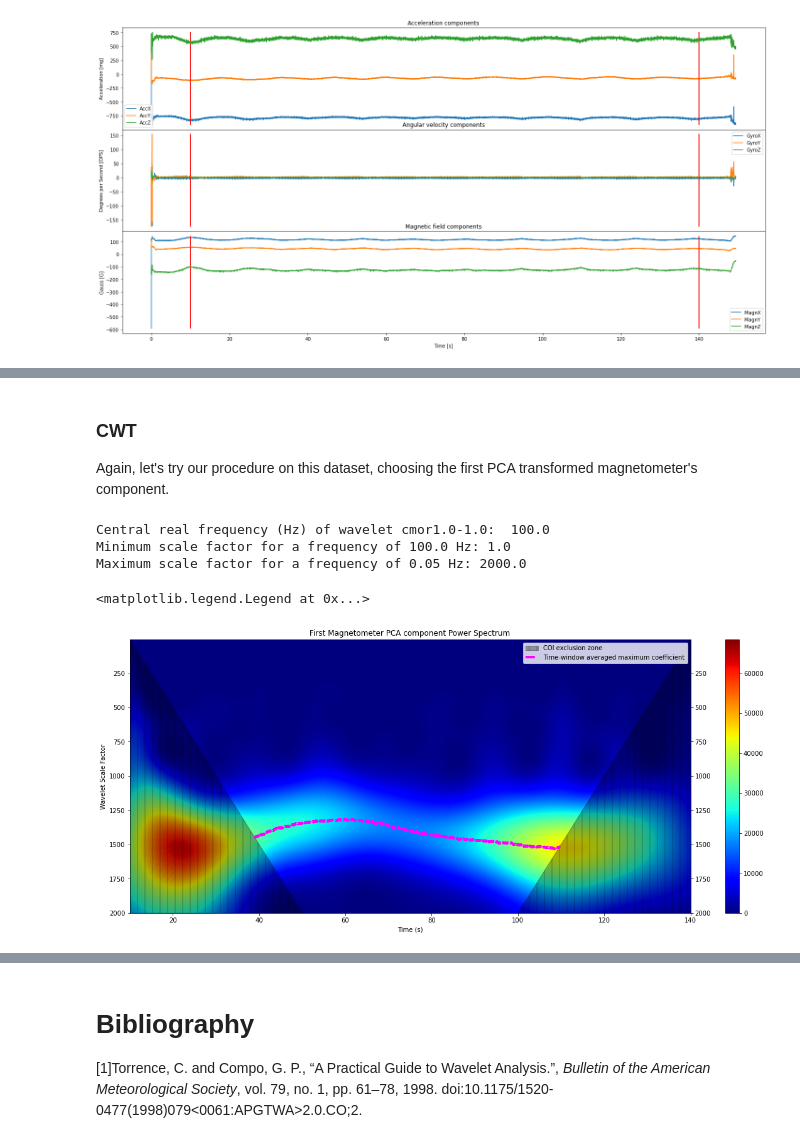
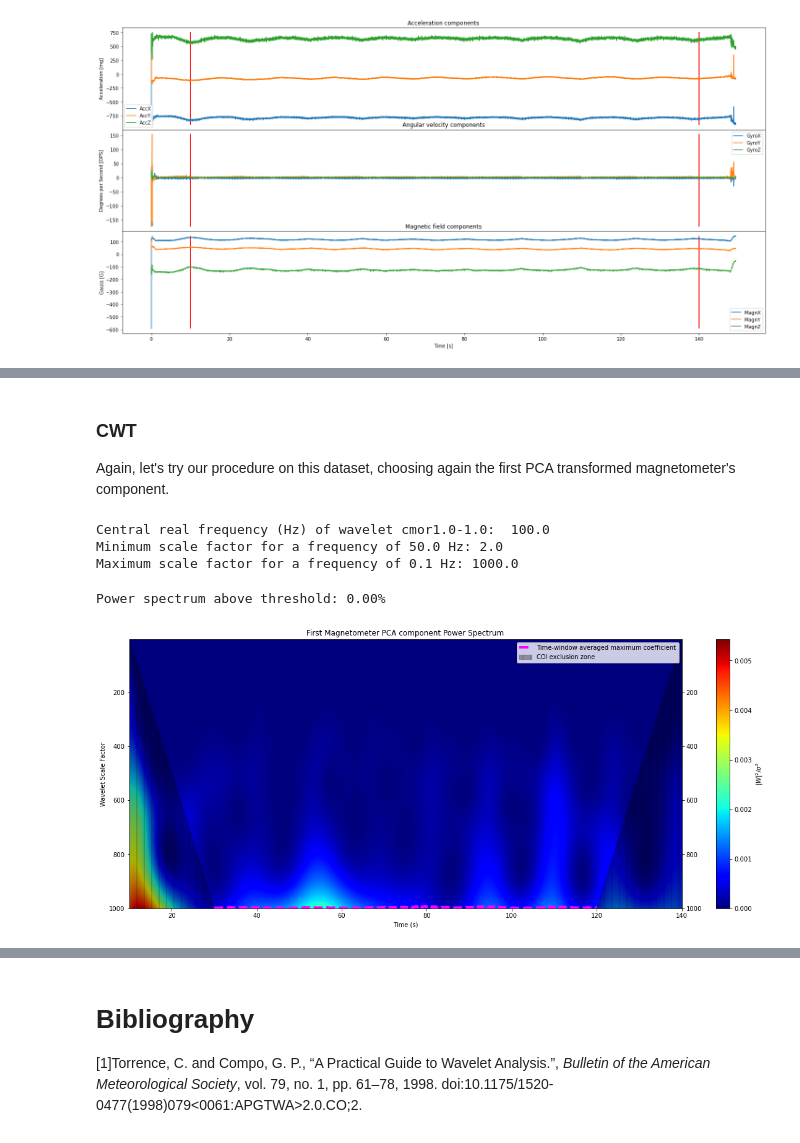
Before and after one commit to zanocrate/LCP_projects_Y4, a Jupyter notebook: Project.ipynb, the cells around one changed output, grey strips where cells are left out. Saved outputs shown, nothing was run; the diff lists cells and outputs as text; code cells hidden in the pictures.

```diff
--- a/Project.ipynb
+++ b/Project.ipynb
@@ -253,9 +254,10 @@ def PCA_plot (data_frame, sensor, title, unit,sampling_rate=sampling_rate):
     sensorT_FT2=fft.fft(sensorT[:,1])
     sensorT_FT_freq=fft.fftfreq(sensorT[:,0].size,sample_spacing)
     N = int(sensorT_FT_freq.size/2)
+    hz_zoom = 0.5
 
     with plt.rc_context({"figure.figsize" : (20,6)}):
-        fig,axs = plt.subplots(2,2)
+        fig,axs = plt.subplots(2,3,gridspec_kw={'width_ratios': [4, 2, 2]})
         fig.suptitle(title)
         axs[0,0].plot(data_frame.index,sensorT[:,0],label='First component',color='midnightblue')
         axs[0,0].legend(loc='upper right')
@@ -264,6 +266,8 @@ def PCA_plot (data_frame, sensor, title, unit,sampling_rate=sampling_rate):
         axs[0,1].plot(sensorT_FT_freq[:N],np.abs(sensorT_FT1[:N]),color='slateblue')
         axs[0,1].set_title("FT")
         axs[0,1].set_ylabel('power')
+        axs[0,2].plot(sensorT_FT_freq[:N][sensorT_FT_freq[:N]<hz_zoom],np.abs(sensorT_FT1[:N][sensorT_FT_freq[:N]<hz_zoom]),color='slateblue')
+        axs[0,2].set_ylabel('power')
         axs[1,0].plot(data_frame.index,sensorT[:,1],label='Second component',color='firebrick')
         axs[1,0].legend(loc='upper right')
         axs[1,0].set_xlabel('time [s]')
@@ -271,7 +275,9 @@ def PCA_plot (data_frame, sensor, title, unit,sampling_rate=sampling_rate):
         axs[1,1].plot(sensorT_FT_freq[:N],np.abs(sensorT_FT2[:N]),color='tomato')
         axs[1,1].set_xlabel('frequency [Hz]')
         axs[1,1].set_ylabel('power');
-
+        axs[1,2].plot(sensorT_FT_freq[:N][sensorT_FT_freq[:N]<hz_zoom],np.abs(sensorT_FT2[:N][sensorT_FT_freq[:N]<hz_zoom]),color='tomato')
+        axs[1,2].set_ylabel('power')
+        axs[1,2].set_xlabel('frequency [Hz]')
     print('*',title,'\n')
     print("Percentage of variance due to the first component: {:.2%}".format(pca.explained_variance_ratio_[0]))
     print("Percentage of variance due to the second component: {:.2%}".format(pca.explained_variance_ratio_[1]),'\n')
@@ -768,16 +871,16 @@ plt.plot(testfreq[pos][:N],test2[pos][:N]);
 # %% [markdown]
 ### CWT
-Again, let's try our procedure on this dataset, choosing the first PCA transformed magnetometer's component.
+Again, let's try our procedure on this dataset, choosing again the first PCA transformed magnetometer's component.
 # %%
 data_in = magnT2[:,0]
 B=1.0
 C=1.0
 wav = 'cmor'+str(B)+'-'+str(C)
-scales = get_scales(wav,0.05,sampling_rate/2,sampling_rate2,500,True)
+scales = get_scales(wav,0.1,sampling_rate2/2,sampling_rate2,500,True) # maximum frequency is now 50 Hz
 # %% [output]
 Central real frequency (Hz) of wavelet cmor1.0-1.0:  100.0
-Minimum scale factor for a frequency of 100.0 Hz: 1.0
-Maximum scale factor for a frequency of 0.05 Hz: 2000.0
+Minimum scale factor for a frequency of 50.0 Hz: 2.0
+Maximum scale factor for a frequency of 0.1 Hz: 1000.0
 # %%
 # CWT
 coefs,cwt_freq = pywt.cwt(data_in,scales,wav,1/sampling_rate2)
@@ -785,16 +891,20 @@ power_spectrum = np.abs(coefs)**2
 # %%
-var_spectr=np.var(power_spectrum)
-CL=0.5*5.99*1/sampling_rate #CL 95%
-power_spectrum_normalized = power_spectrum/var_spectr
-(y,x)=np.where(power_spectrum_normalized>CL)
-
-
-fig,ax=make_spectrogram(power_spectrum,scales,df2.index.values,'First Magnetometer PCA component Power Spectrum')
+# spectrogram
+fig,ax=make_spectrogram(power_spectrum_normalized,scales,df2.index,'First Magnetometer PCA component Power Spectrum')
+# ax.plot(df.index.values[x],scales[y],'o',alpha=0.01,color='gray')
 ax=plot_coi_over_spectrogram(ax,B,scales,sampling_rate2,df2.index.values)
-scales_max_avrg,mask=peak_seeking(power_spectrum,B,scales,sampling_rate2,df2.index.values)
+# maximum seeking
+scales_max_avrg,mask=peak_seeking(power_spectrum_normalized,B,scales,sampling_rate2,df2.index.values)
 ax.plot(df2.index.values[mask],scales_max_avrg[mask],linestyle='--',linewidth=4,color='magenta',label='Time-window averaged maximum coefficient')
 
-ax.legend()
+# ax = plot_confidence_region_safe(ax,power_spectrum_normalized,sampling_rate2,df2.index.values,scales)
+# NOT PLOTTING CONFIDENCE REGION
+# because almost everything is above the confidence level:
+CL = 0.5*5.99*(1/sampling_rate2) # CL 95%
+(y,x)=np.where(power_spectrum_normalized>CL)
+print("Power spectrum above threshold: {:.2%}".format(y.size/power_spectrum_normalized.size))
+
+ax.legend();
 # %% [output]
-<matplotlib.legend.Legend at 0x...>
+Power spectrum above threshold: 0.00%
-[figure, old version]
+[figure, new version]
```
Also changed, not shown: parts of 52 cells of this notebook, 8 other files.
